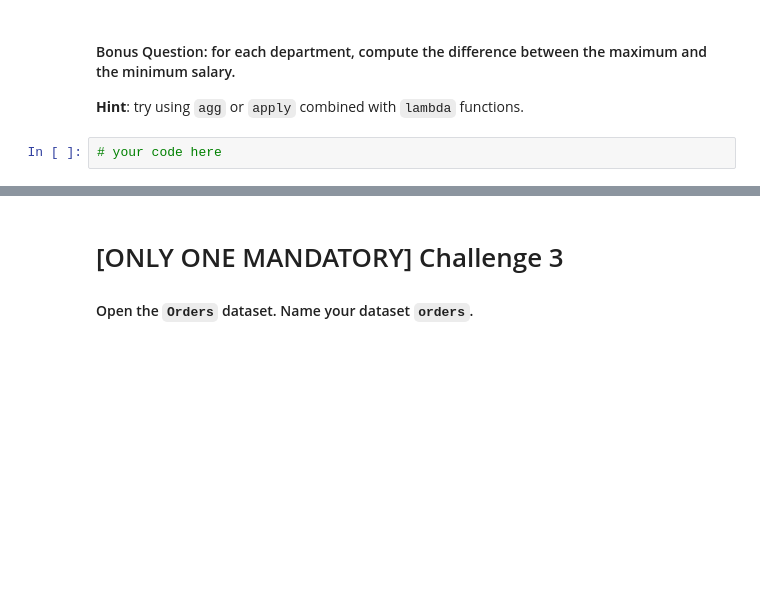
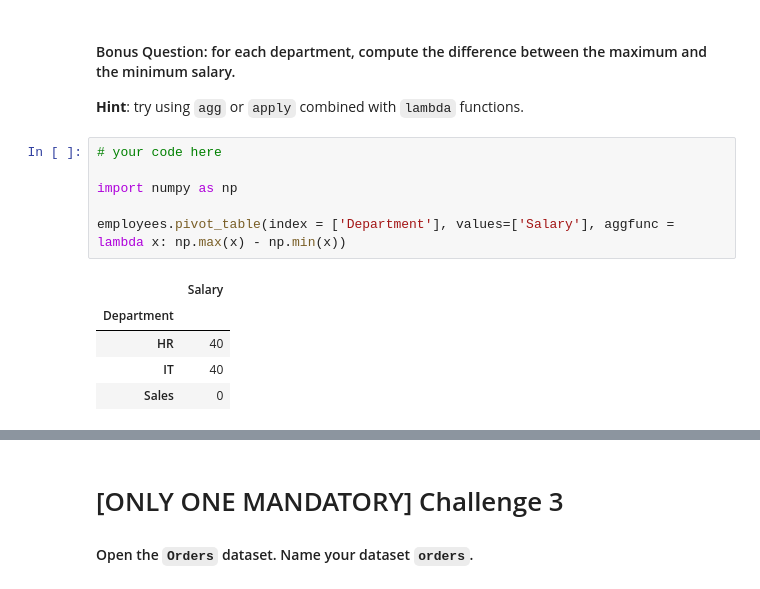
Before and after one commit to ta-data-lis/lab-subsetting-and-descriptive-stats, a Jupyter notebook: your-code/main.ipynb, the cells around one changed output, grey strips where cells are left out. Cells and saved outputs as stored; diff of their text form; blank space fills up the shorter version.

```diff
--- a/your-code/main.ipynb
+++ b/your-code/main.ipynb
@@ -369,5 +378,15 @@ employees.pivot_table(index = ['Department'], values=['Years', 'Salary'], aggfun
 # %% [markdown]
 #### Bonus Question:  for each department, compute the difference between the maximum and the minimum salary.
 **Hint**: try using `agg` or `apply` combined with `lambda` functions.
-# %%
-# your code here
+# %%
+# your code here
+
+import numpy as np
+
+employees.pivot_table(index = ['Department'], values=['Salary'], aggfunc = lambda x: np.max(x) - np.min(x))
+# %% [output]
+|  | Salary |
+| Department |  |
+| HR | 40 |
+| IT | 40 |
+| Sales | 0 |
```
Also changed, not shown: parts of 3 cells of this notebook.
